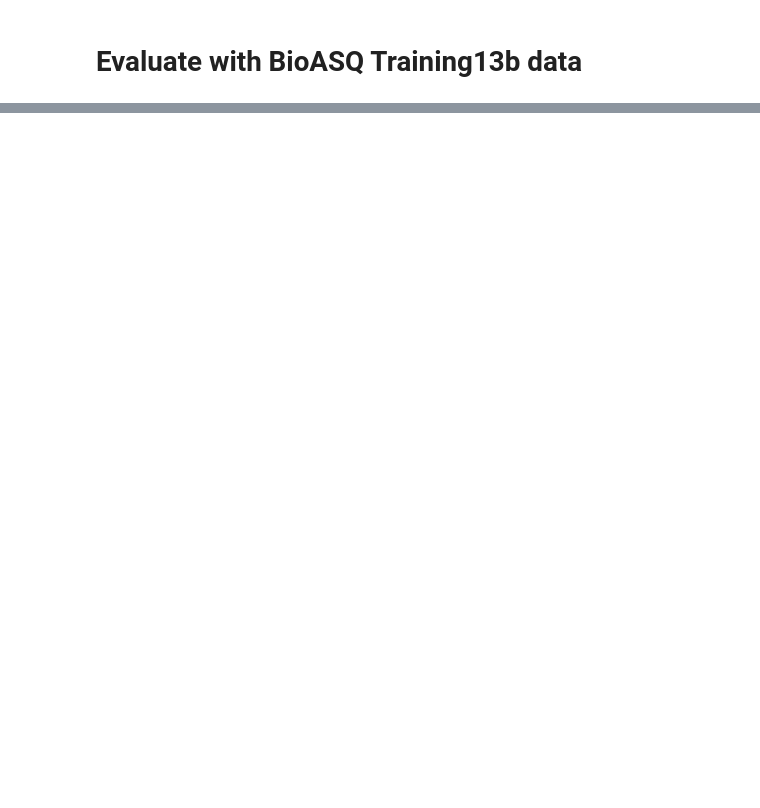
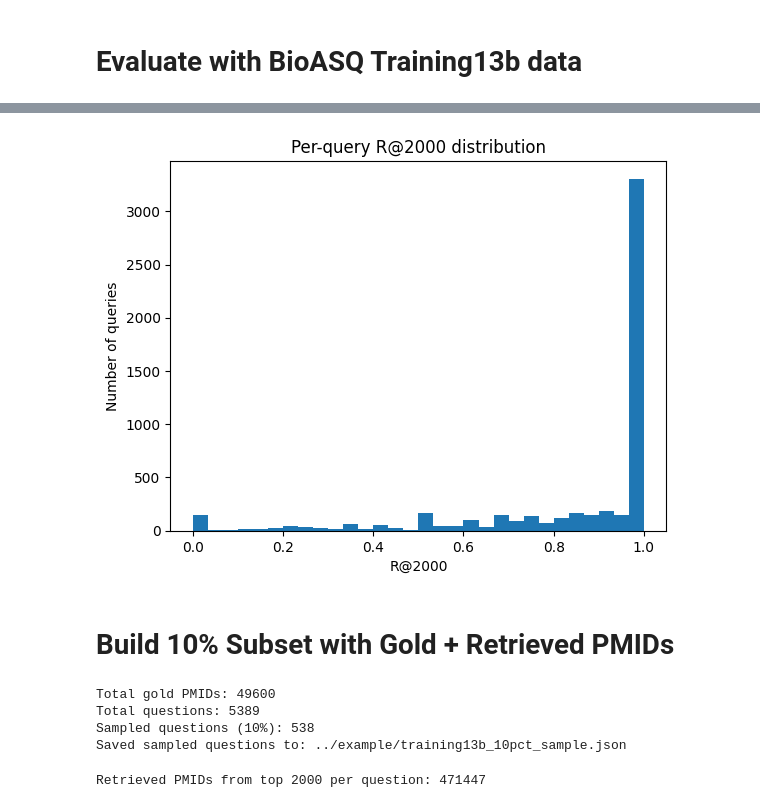
Before and after one commit to fulaibaowang/BioASQ, a Jupyter notebook: notebooks/bm25_test.ipynb, the cells around one changed output, grey strips where cells are left out. Saved outputs shown, nothing was run; the diff lists cells and outputs as text; code cells hidden in the pictures; blank space fills up the shorter version.

```diff
--- a/notebooks/bm25_test.ipynb
+++ b/notebooks/bm25_test.ipynb
@@ -240,0 +315,65 @@ train_perq_df.head()
+# %%
+# 5) Optional: per-query Recall@K distributions
+
+col = f"R@2000"
+if col in pdf.columns:
+    plt.figure()
+    plt.hist(pdf[col], bins=30)
+    plt.title(f"Per-query {col} distribution")
+    plt.xlabel(col)
+    plt.ylabel("Number of queries")
+    plt.ylim(bottom=0)
+    plt.show()
+# %% [output]
+[figure, added]
+# %% [markdown]
+# Build 10% Subset with Gold + Retrieved PMIDs
+# %%
+# Step 1: Collect all gold PMIDs from training data
+all_gold_pmids = set()
+for pmids in train_gold_map.values():
+    all_gold_pmids.update(pmids)
+
+print(f"Total gold PMIDs: {len(all_gold_pmids)}")
+
+# Step 2: Randomly pick 10% of questions (with fixed seed)
+random.seed(42)
+all_qids = list(train_gold_map.keys())
+sample_size = max(1, int(len(all_qids) * 0.1))
+sampled_qids = set(random.sample(all_qids, sample_size))
+
+print(f"Total questions: {len(all_qids)}")
+print(f"Sampled questions (10%): {len(sampled_qids)}")
+
+# Build sampled questions data for JSON export
+sampled_questions = [q for q in train_questions if str(q["id"]) in sampled_qids]
+sampled_data = {"questions": sampled_questions}
+
+# Save to example folder
+sample_json_path = "../example/training13b_10pct_sample.json"
+with open(sample_json_path, "w", encoding="utf-8") as f:
+    json.dump(sampled_data, f, indent=2, ensure_ascii=False)
+
+print(f"Saved sampled questions to: {sample_json_path}")
+# %% [output]
+Total gold PMIDs: 49600
+Total questions: 5389
+Sampled questions (10%): 538
+Saved sampled questions to: ../example/training13b_10pct_sample.json
+# %%
+# Step 3: Collect top N=2000 retrieved PMIDs for sampled questions
+N_TOP = 2000
+
+retrieved_pool_pmids = set()
+
+# Filter train_res to only sampled questions and get top 2000 per question
+sampled_res = train_res[train_res["qid"].isin(sampled_qids)].copy()
+
+for qid in sampled_qids:
+    qid_results = sampled_res[sampled_res["qid"] == qid].head(N_TOP)
+    retrieved_pmids = qid_results["docno"].astype(str).tolist()
+    retrieved_pool_pmids.update(retrieved_pmids)
+
+print(f"Retrieved PMIDs from top {N_TOP} per question: {len(retrieved_pool_pmids)}")
+# %% [output]
+Retrieved PMIDs from top 2000 per question: 471447
```
Also changed, not shown: parts of 16 cells of this notebook, 4 other files.
